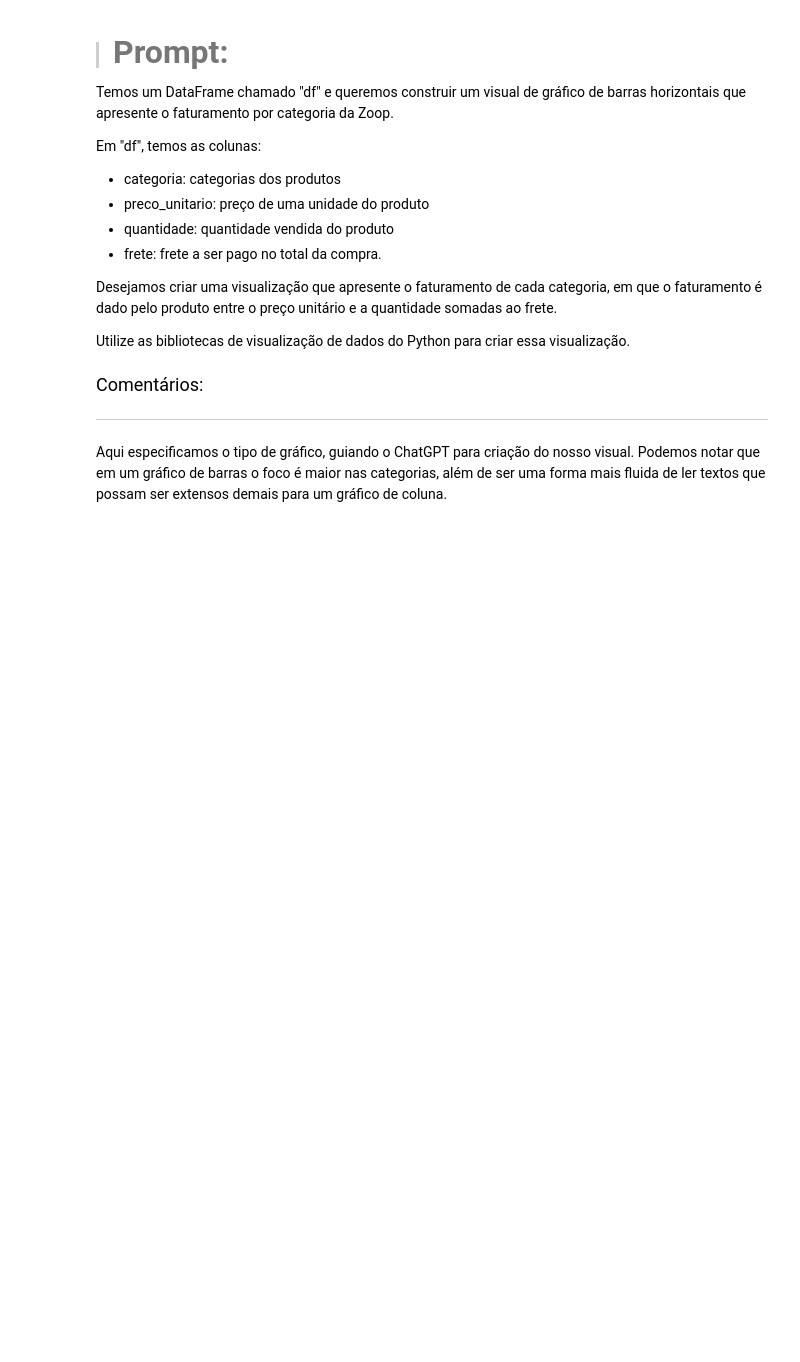
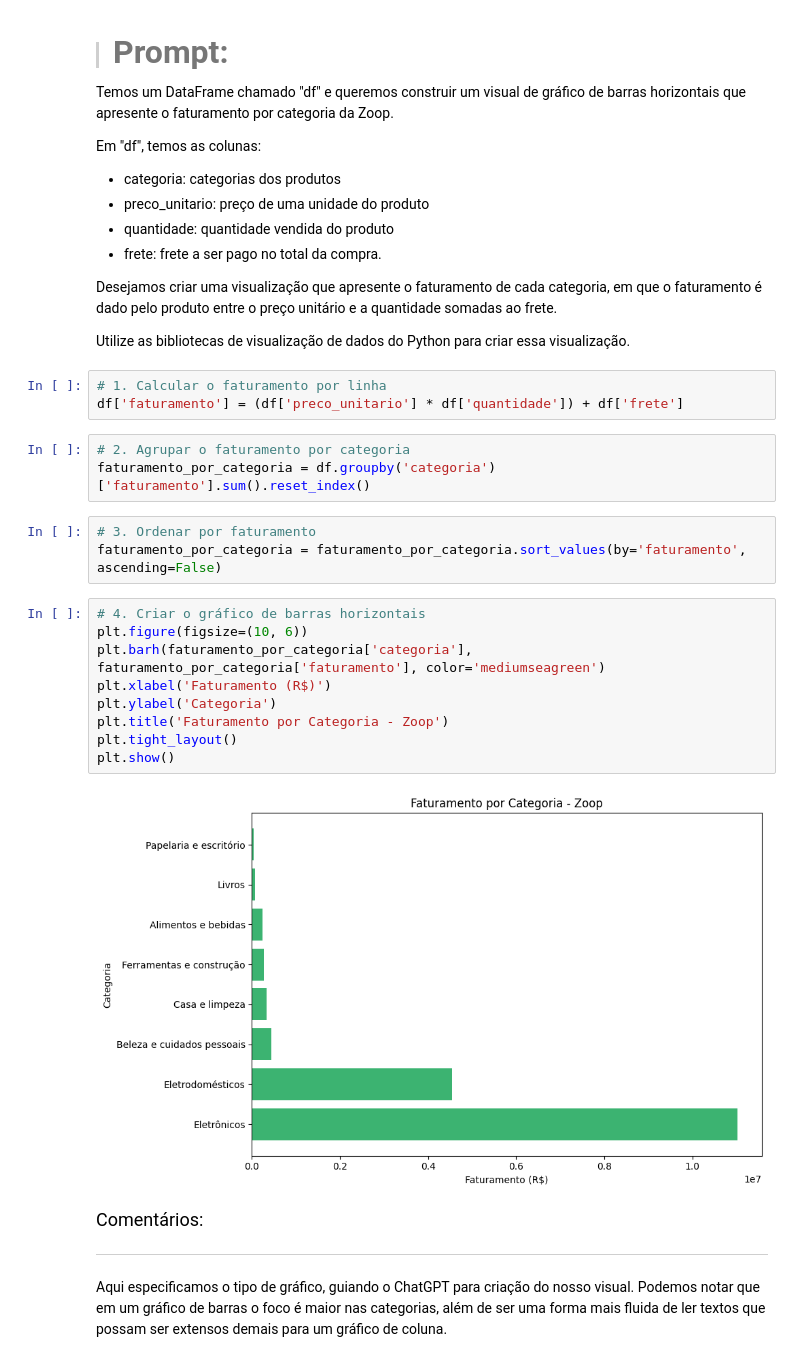
Before and after one commit to TheGabrielVieira/ia-datascience-dataviz, a Jupyter notebook: notebooks/Projeto_IA_aplicada_a_Data_Science.ipynb, the cells around one changed output. Saved outputs shown, nothing was run; the diff lists cells and outputs as text; blank space fills up the shorter version.

```diff
--- a/notebooks/Projeto_IA_aplicada_a_Data_Science.ipynb
+++ b/notebooks/Projeto_IA_aplicada_a_Data_Science.ipynb
@@ -493,6 +493,26 @@ Em "df", temos as colunas:
 Desejamos criar uma visualização que apresente o faturamento de cada categoria, em que o faturamento é dado pelo produto entre o preço unitário e a quantidade somadas ao frete.
 
 Utilize as bibliotecas de visualização de dados do Python para criar essa visualização.
+# %%
+# 1. Calcular o faturamento por linha
+df['faturamento'] = (df['preco_unitario'] * df['quantidade']) + df['frete']
+# %%
+# 2. Agrupar o faturamento por categoria
+faturamento_por_categoria = df.groupby('categoria')['faturamento'].sum().reset_index()
+# %%
+# 3. Ordenar por faturamento
+faturamento_por_categoria = faturamento_por_categoria.sort_values(by='faturamento', ascending=False)
+# %%
+# 4. Criar o gráfico de barras horizontais
+plt.figure(figsize=(10, 6))
+plt.barh(faturamento_por_categoria['categoria'], faturamento_por_categoria['faturamento'], color='mediumseagreen')
+plt.xlabel('Faturamento (R$)')
+plt.ylabel('Categoria')
+plt.title('Faturamento por Categoria - Zoop')
+plt.tight_layout()
+plt.show()
+# %% [output]
+[figure, added]
 # %% [markdown]
 <font color="7b71ff" size=4> Comentários: </font>
 
```
Also changed, not shown: parts of 5 cells of this notebook.
